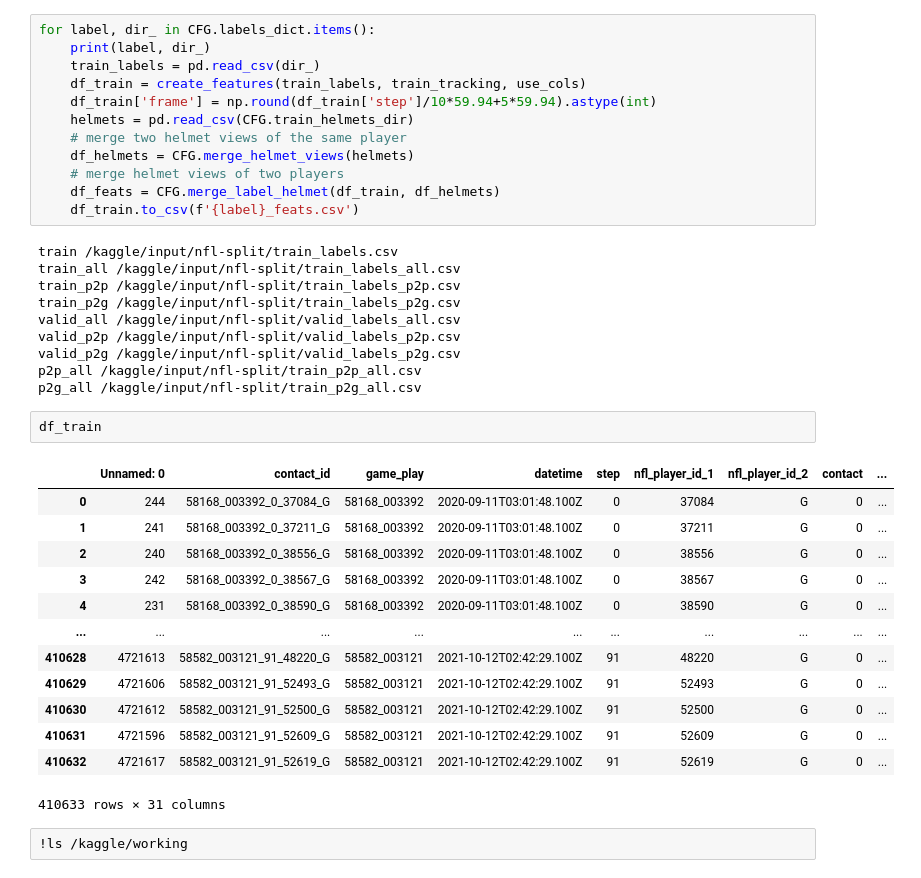
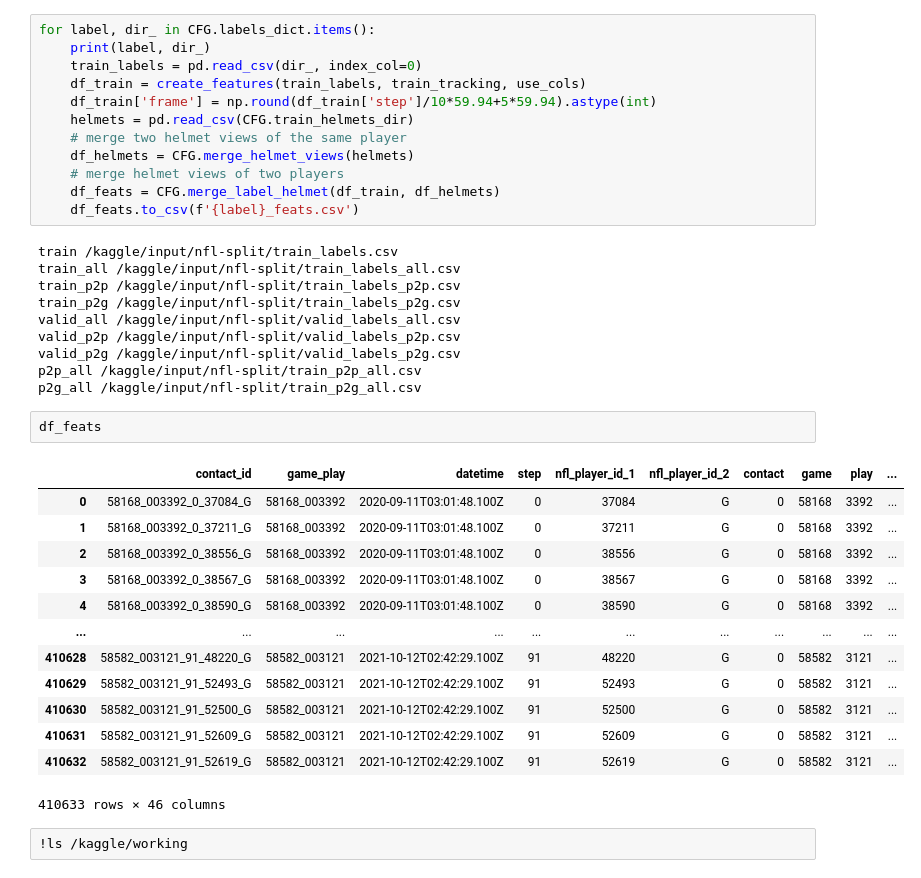
Before and after one commit to Kaggle-Competitions-Code/nfl-player-contact-detection, a Jupyter notebook: notebooks/nfl-tab-feats.ipynb, the cells around one changed output. Saved outputs shown, nothing was run; the diff lists cells and outputs as text.

```diff
--- a/notebooks/nfl-tab-feats.ipynb
+++ b/notebooks/nfl-tab-feats.ipynb
@@ -175,7 +175,7 @@ feats = ['contact_id', 'contact', 'G_flag', 'x_position_1',
 # %%
 for label, dir_ in CFG.labels_dict.items():
     print(label, dir_)
-    train_labels = pd.read_csv(dir_)
+    train_labels = pd.read_csv(dir_, index_col=0)
     df_train = create_features(train_labels, train_tracking, use_cols)
     df_train['frame'] = np.round(df_train['step']/10*59.94+5*59.94).astype(int)
     helmets = pd.read_csv(CFG.train_helmets_dir)
@@ -183,7 +183,7 @@ for label, dir_ in CFG.labels_dict.items():
     df_helmets = CFG.merge_helmet_views(helmets)
     # merge helmet views of two players
     df_feats = CFG.merge_label_helmet(df_train, df_helmets)
-    df_train.to_csv(f'{label}_feats.csv')
+    df_feats.to_csv(f'{label}_feats.csv')
 # %% [output]
 train /kaggle/input/nfl-split/train_labels.csv
 train_all /kaggle/input/nfl-split/train_labels_all.csv
@@ -194,22 +194,22 @@ valid_p2p /kaggle/input/nfl-split/valid_labels_p2p.csv
 valid_p2g /kaggle/input/nfl-split/valid_labels_p2g.csv
 p2p_all /kaggle/input/nfl-split/train_p2p_all.csv
 p2g_all /kaggle/input/nfl-split/train_p2g_all.csv
-# %%
-df_train
-# %% [output]
-|  | Unnamed: 0 | contact_id | game_play | datetime | step | nfl_player_id_1 | nfl_player_id_2 | contact | ... |
-| 0 | 244 | 58168_003392_0_37084_G | 58168_003392 | 2020-09-11T03:01:48.100Z | 0 | 37084 | G | 0 | ... |
-| 1 | 241 | 58168_003392_0_37211_G | 58168_003392 | 2020-09-11T03:01:48.100Z | 0 | 37211 | G | 0 | ... |
-| 2 | 240 | 58168_003392_0_38556_G | 58168_003392 | 2020-09-11T03:01:48.100Z | 0 | 38556 | G | 0 | ... |
-| 3 | 242 | 58168_003392_0_38567_G | 58168_003392 | 2020-09-11T03:01:48.100Z | 0 | 38567 | G | 0 | ... |
-| 4 | 231 | 58168_003392_0_38590_G | 58168_003392 | 2020-09-11T03:01:48.100Z | 0 | 38590 | G | 0 | ... |
-| ... | ... | ... | ... | ... | ... | ... | ... | ... | ... |
-| 410628 | 4721613 | 58582_003121_91_48220_G | 58582_003121 | 2021-10-12T02:42:29.100Z | 91 | 48220 | G | 0 | ... |
-| 410629 | 4721606 | 58582_003121_91_52493_G | 58582_003121 | 2021-10-12T02:42:29.100Z | 91 | 52493 | G | 0 | ... |
-| 410630 | 4721612 | 58582_003121_91_52500_G | 58582_003121 | 2021-10-12T02:42:29.100Z | 91 | 52500 | G | 0 | ... |
-| 410631 | 4721596 | 58582_003121_91_52609_G | 58582_003121 | 2021-10-12T02:42:29.100Z | 91 | 52609 | G | 0 | ... |
-| 410632 | 4721617 | 58582_003121_91_52619_G | 58582_003121 | 2021-10-12T02:42:29.100Z | 91 | 52619 | G | 0 | ... |
-410633 rows × 31 columns
+# %%
+df_feats
+# %% [output]
+|  | contact_id | game_play | datetime | step | nfl_player_id_1 | nfl_player_id_2 | contact | game | play | ... |
+| 0 | 58168_003392_0_37084_G | 58168_003392 | 2020-09-11T03:01:48.100Z | 0 | 37084 | G | 0 | 58168 | 3392 | ... |
+| 1 | 58168_003392_0_37211_G | 58168_003392 | 2020-09-11T03:01:48.100Z | 0 | 37211 | G | 0 | 58168 | 3392 | ... |
+| 2 | 58168_003392_0_38556_G | 58168_003392 | 2020-09-11T03:01:48.100Z | 0 | 38556 | G | 0 | 58168 | 3392 | ... |
+| 3 | 58168_003392_0_38567_G | 58168_003392 | 2020-09-11T03:01:48.100Z | 0 | 38567 | G | 0 | 58168 | 3392 | ... |
+| 4 | 58168_003392_0_38590_G | 58168_003392 | 2020-09-11T03:01:48.100Z | 0 | 38590 | G | 0 | 58168 | 3392 | ... |
+| ... | ... | ... | ... | ... | ... | ... | ... | ... | ... | ... |
+| 410628 | 58582_003121_91_48220_G | 58582_003121 | 2021-10-12T02:42:29.100Z | 91 | 48220 | G | 0 | 58582 | 3121 | ... |
+| 410629 | 58582_003121_91_52493_G | 58582_003121 | 2021-10-12T02:42:29.100Z | 91 | 52493 | G | 0 | 58582 | 3121 | ... |
+| 410630 | 58582_003121_91_52500_G | 58582_003121 | 2021-10-12T02:42:29.100Z | 91 | 52500 | G | 0 | 58582 | 3121 | ... |
+| 410631 | 58582_003121_91_52609_G | 58582_003121 | 2021-10-12T02:42:29.100Z | 91 | 52609 | G | 0 | 58582 | 3121 | ... |
+| 410632 | 58582_003121_91_52619_G | 58582_003121 | 2021-10-12T02:42:29.100Z | 91 | 52619 | G | 0 | 58582 | 3121 | ... |
+410633 rows × 46 columns
 # %%
 !ls /kaggle/working
 # %% [output]
```
